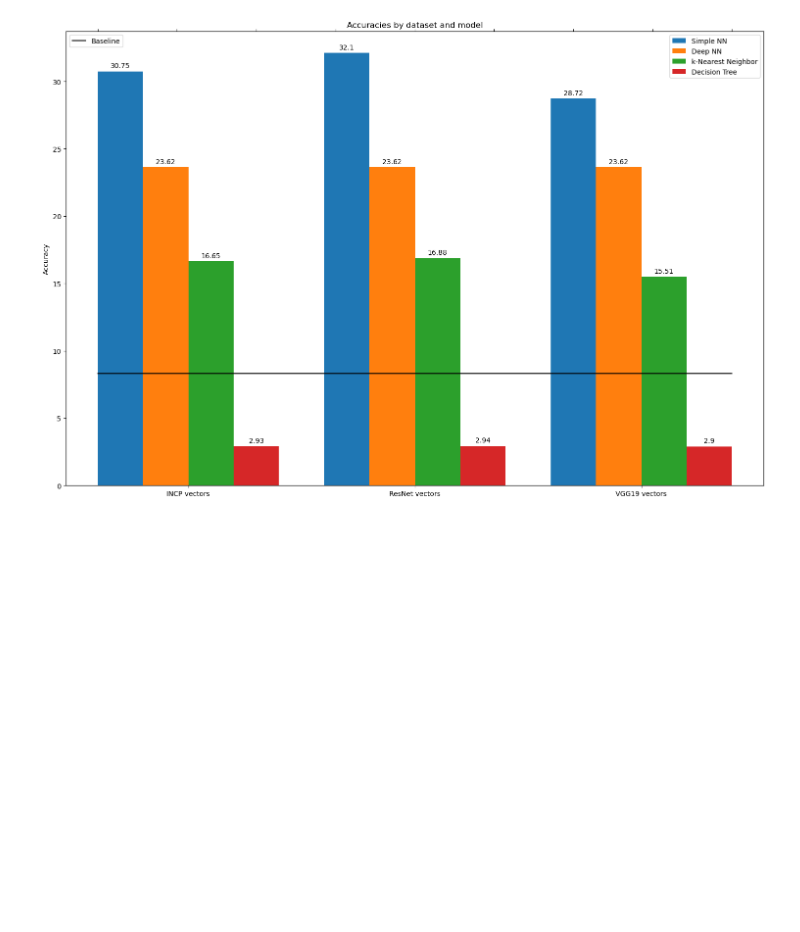
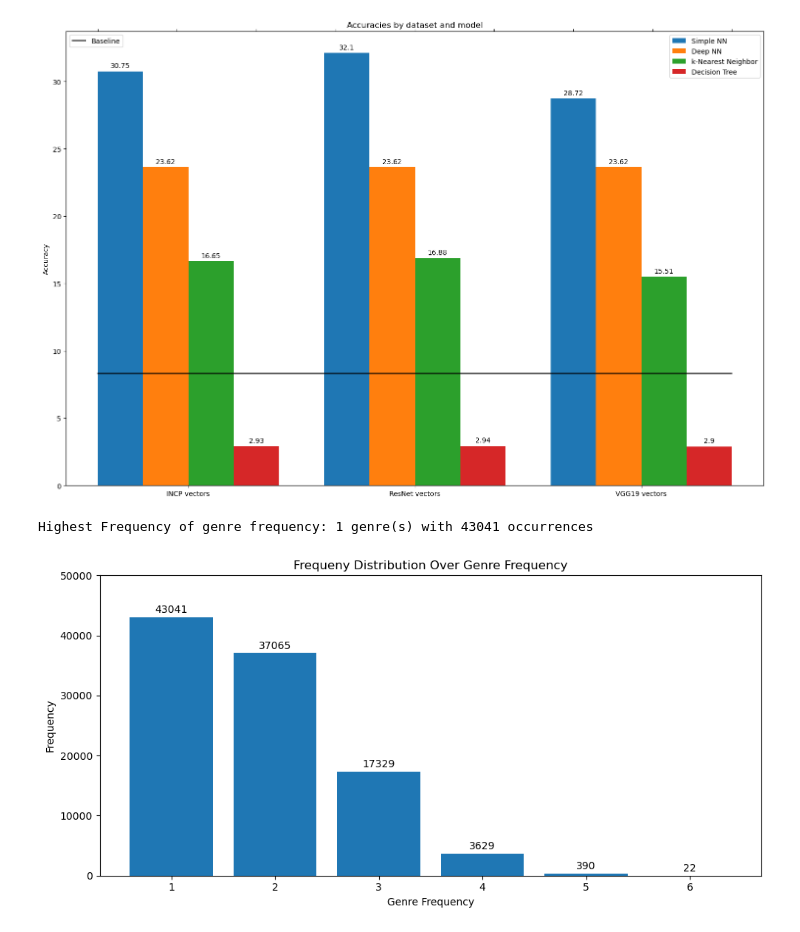
Before and after one commit to TristanBandat/genre-prediction-video, a Jupyter notebook: data_preprocessing.ipynb, the cells around one changed output. Drawn from its saved outputs; the diff is of its cells as text; code cells hidden in the pictures; blank space fills up the shorter version.

```diff
--- a/data_preprocessing.ipynb
+++ b/data_preprocessing.ipynb
@@ -227,3 +252,27 @@ fig.tight_layout()
 plt.show()
 # %% [output]
 [figure]
+# %%
+# Frequency of the number of labels in each row in the short dataset
+freq_num_genre_sl_df = short_labels_df[short_labels_df.columns[1:]].sum(axis=1)
+freq_sl_df = pd.DataFrame(freq_num_genre_sl_df).groupby([0],as_index=False).size()
+freq_sl_df.sort_values('size', ascending=False, inplace=True)
+# %%
+print(f'Highest Frequency of genre frequency: {int(freq_sl_df.iloc[0][0])} genre(s) with {freq_sl_df["size"].iloc[0]} occurrences')
+
+fig, ax = plt.subplots(figsize=(10, 5))
+ax.set_xlabel('Genre Frequency')
+ax.set_ylabel('Frequency')
+ax.set_title('Frequeny Distribution Over Genre Frequency')
+ax.set_ylim(0, 50000)
+
+rect = ax.bar(range(1, len(freq_sl_df)+1), freq_sl_df['size'])
+ax.bar_label(rect, padding=2)
+
+# ax.legend(['Genre Frequency'], loc='upper right')
+fig.tight_layout()
+plt.savefig('pictures/frequency_dist_over_genre_frequency.png', dpi=300, bbox_inches='tight')
+plt.show()
+# %% [output]
+Highest Frequency of genre frequency: 1 genre(s) with 43041 occurrences
+[figure, added]
```
Also changed, not shown: parts of 7 cells of this notebook.
